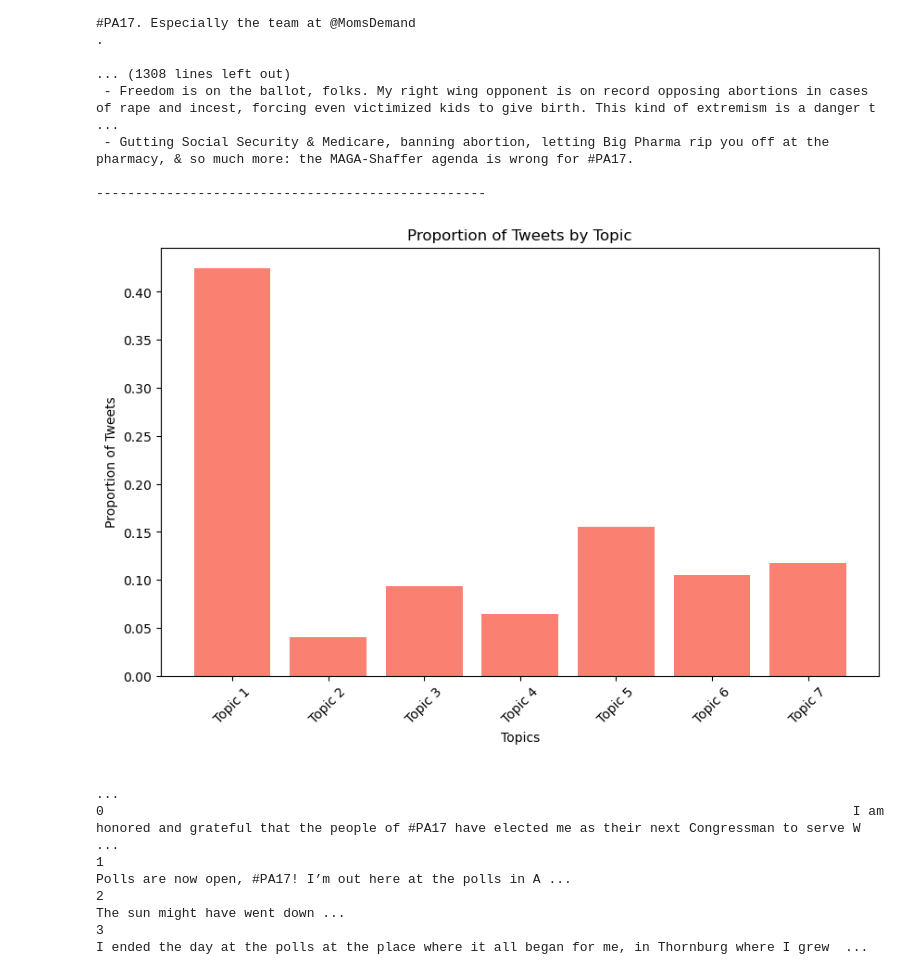
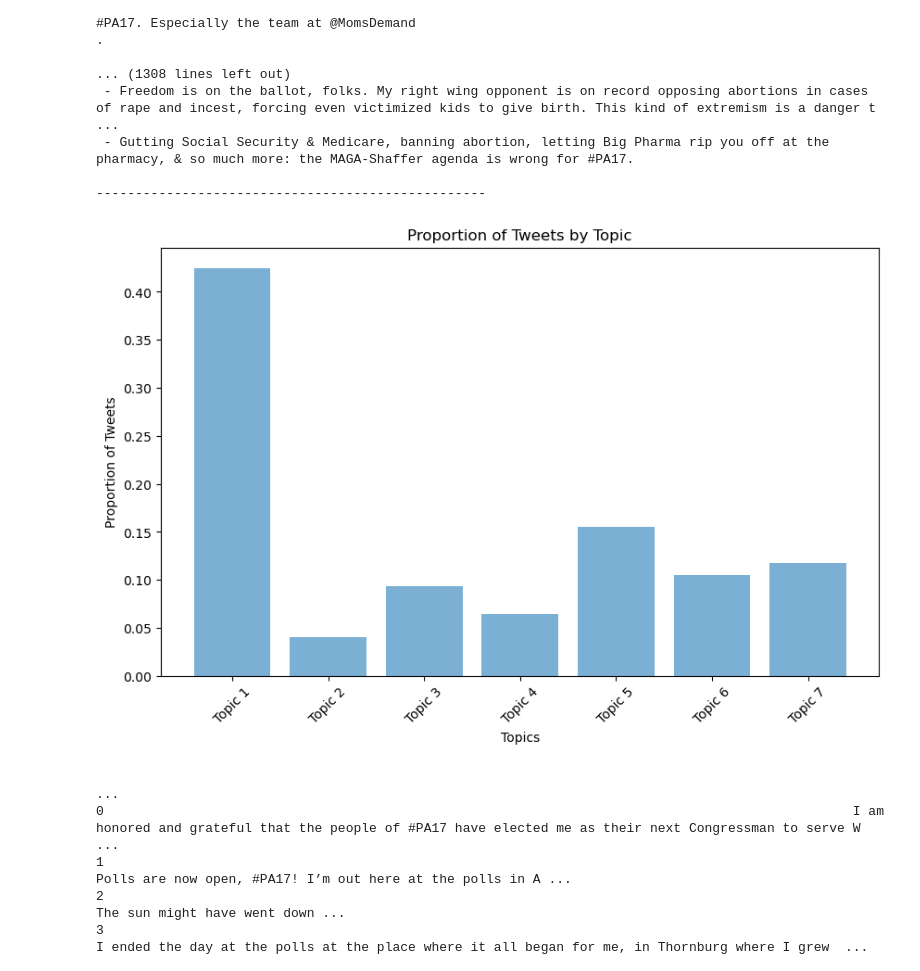
Before and after one commit to samforwill/nlp-campaign-messaging, a Jupyter notebook: Unsupervised_Topic_Modeling.ipynb, the cells around one changed output. Drawn from its saved outputs; the diff is of its cells as text; code cells hidden in the pictures.

```diff
--- a/Unsupervised_Topic_Modeling.ipynb
+++ b/Unsupervised_Topic_Modeling.ipynb
@@ -903,25 +904,26 @@ Topic 1:
 # %%
 import matplotlib.pyplot as plt
 
 # Calculate the sum of associations for each topic
 topic_sums = W_abs.sum(axis=0)
 
 # Normalize to get proportions
 topic_proportions = topic_sums / topic_sums.sum()
 
 # Topic labels (you can customize these to be more descriptive)
 topic_labels = [f"Topic {i+1}" for i in range(num_topics)]
 
 # Create a bar chart
 plt.figure(figsize=(10, 6))
-plt.bar(topic_labels, topic_proportions, color='salmon')
+plt.bar(topic_labels, topic_proportions, color='#7BAFD4')
 plt.xlabel('Topics')
 plt.ylabel('Proportion of Tweets')
 plt.title('Proportion of Tweets by Topic')
 plt.xticks(rotation=45)
+plt.savefig('deluzio_topic_distribution.png')
 plt.show()
 # %% [output]
-[figure, old version]
+[figure, new version]
 # %%
 # new column with the broken up tweets
 deluzio_tweets['tweet_text_with_breaks'] = deluzio_tweets['text'].apply(insert_line_breaks)
```
Also changed, not shown: parts of 1 cell of this notebook, 4 other files.
